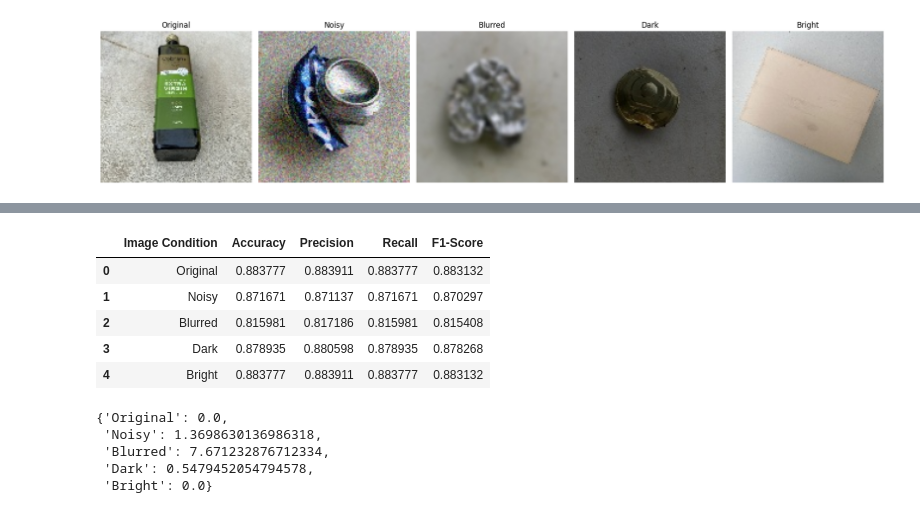
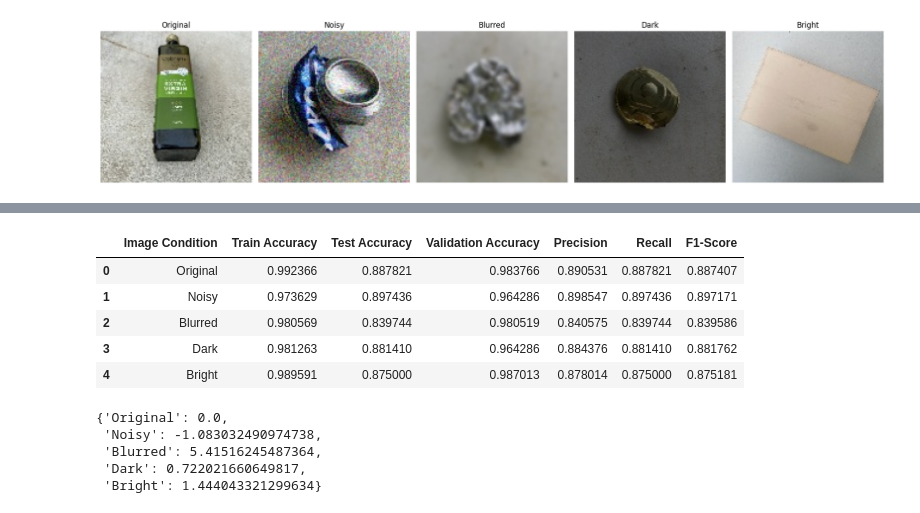
Before and after one commit to Uday-SR/Computer-Vision2, a Jupyter notebook: Impact_of_Image_Quality_on_Machine_Learning_Based_Object_Classification.ipynb, the cells around one changed output, grey strips where cells are left out. Cells and saved outputs as stored; diff of their text form; code cells hidden in the pictures.

```diff
--- a/Impact_of_Image_Quality_on_Machine_Learning_Based_Object_Classification.ipynb
+++ b/Impact_of_Image_Quality_on_Machine_Learning_Based_Object_Classification.ipynb
@@ -135,0 +207,10 @@ plt.show()
+# %%
+for dataset_name in output_dirs.keys():
+    split_dataset(
+        source_dir=output_dirs[dataset_name],
+        output_dir=final_dirs[dataset_name],
+        train_ratio=0.7,
+        val_ratio=0.15,
+        test_ratio=0.15,
+        seed=42
+    )
@@ -360,19 +474,23 @@ Bright (2061, 4)
 
 final_features = {}
 
-for dataset_name in output_dirs.keys():
+for dataset_name in final_dirs.keys():
 
-    X_color = all_features[dataset_name]["X"]
-    X_edge = edge_features[dataset_name]["X"]
-    X_texture = texture_features[dataset_name]["X"]
+    final_features[dataset_name] = {}
 
-    X_final = np.hstack((X_color, X_edge, X_texture))
+    for split in ["train", "validation", "test"]:
 
-    final_features[dataset_name] = {
-        "X": X_final,
-        "y": all_features[dataset_name]["y"],
-        "paths": all_features[dataset_name]["paths"]
-    }
+        X_color = all_features[dataset_name][split]["X"]
+        X_edge = edge_features[dataset_name][split]["X"]
+        X_texture = texture_features[dataset_name][split]["X"]
 
-    print(dataset_name, X_final.shape)
+        X_final = np.hstack((X_color, X_edge, X_texture))
+
+        final_features[dataset_name][split] = {
+            "X": X_final,
+            "y": all_features[dataset_name][split]["y"],
+            "paths": all_features[dataset_name][split]["paths"]
+        }
+
+        print(dataset_name, split, X_final.shape)
 # %% [output]
@@ -443,19 +603,21 @@ Bright Done
 # %%
 # Performance table
 
 performance = pd.DataFrame({
     "Image Condition": results.keys(),
-    "Accuracy": [results[d]["Accuracy"] for d in results],
+    "Train Accuracy": [results[d]["Train Accuracy"] for d in results],
+    "Test Accuracy": [results[d]["Test Accuracy"] for d in results],
+    "Validation Accuracy": [results[d]["Validation Accuracy"] for d in results],
     "Precision": [results[d]["Precision"] for d in results],
     "Recall": [results[d]["Recall"] for d in results],
     "F1-Score": [results[d]["F1"] for d in results]
 })
 
 performance
 # %% [output]
-|  | Image Condition | Accuracy | Precision | Recall | F1-Score |
-| 0 | Original | 0.883777 | 0.883911 | 0.883777 | 0.883132 |
-| 1 | Noisy | 0.871671 | 0.871137 | 0.871671 | 0.870297 |
-| 2 | Blurred | 0.815981 | 0.817186 | 0.815981 | 0.815408 |
-| 3 | Dark | 0.878935 | 0.880598 | 0.878935 | 0.878268 |
-| 4 | Bright | 0.883777 | 0.883911 | 0.883777 | 0.883132 |
+|  | Image Condition | Train Accuracy | Test Accuracy | Validation Accuracy | Precision | Recall | F1-Score |
+| 0 | Original | 0.992366 | 0.887821 | 0.983766 | 0.890531 | 0.887821 | 0.887407 |
+| 1 | Noisy | 0.973629 | 0.897436 | 0.964286 | 0.898547 | 0.897436 | 0.897171 |
+| 2 | Blurred | 0.980569 | 0.839744 | 0.980519 | 0.840575 | 0.839744 | 0.839586 |
+| 3 | Dark | 0.981263 | 0.881410 | 0.964286 | 0.884376 | 0.881410 | 0.881762 |
+| 4 | Bright | 0.989591 | 0.875000 | 0.987013 | 0.878014 | 0.875000 | 0.875181 |
@@ -462,23 +629,23 @@ performance
 # %%
 # Accuracy drop analysis
 
-original_accuracy = results["Original"]["Accuracy"]
+original_accuracy = results["Original"]["Test Accuracy"]
 
 drop = {}
 
 for name in results:
 
-    acc = results[name]["Accuracy"]
+    acc = results[name]["Test Accuracy"]
 
     drop[name] = ((original_accuracy - acc) / original_accuracy) * 100
 
 drop
 # %% [output]
 {'Original': 0.0,
- 'Noisy': 1.3698630136986318,
- 'Blurred': 7.671232876712334,
- 'Dark': 0.5479452054794578,
- 'Bright': 0.0}
+ 'Noisy': -1.083032490974738,
+ 'Blurred': 5.41516245487364,
+ 'Dark': 0.722021660649817,
+ 'Bright': 1.444043321299634}
 # %%
 drop_df = pd.DataFrame({
     "Image Condition": drop.keys(),
```
Also changed, not shown: parts of 15 cells of this notebook.
